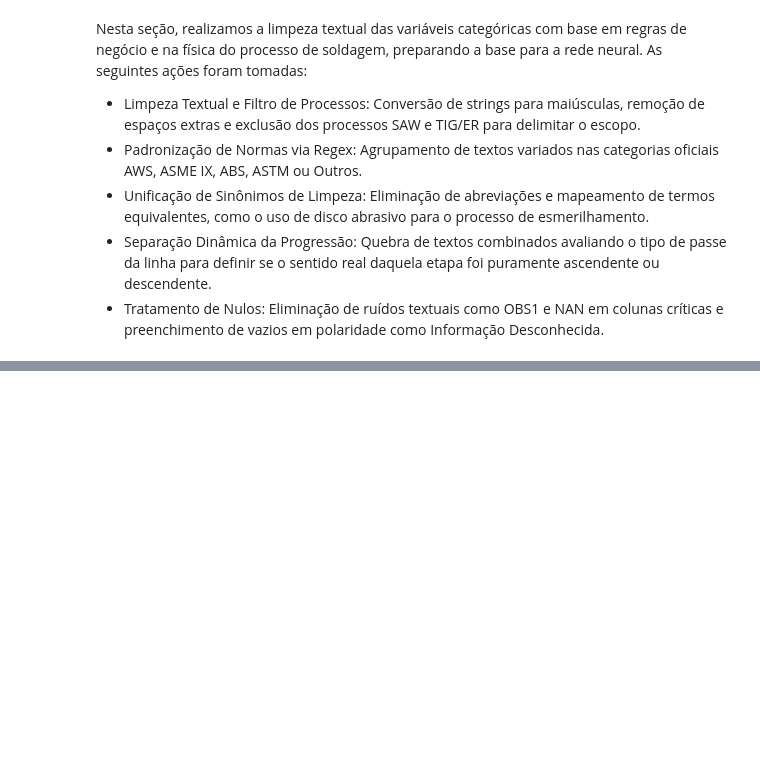
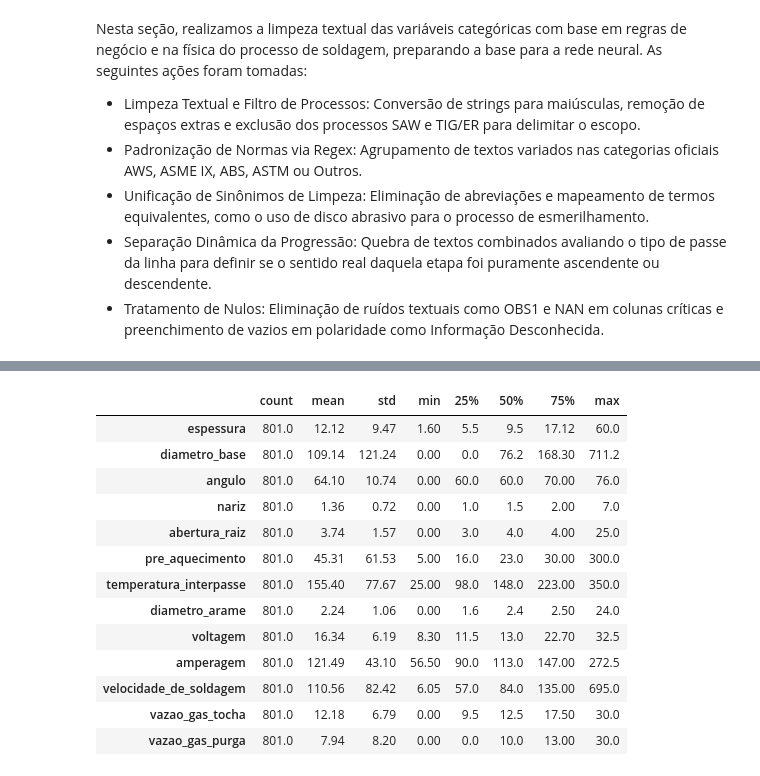
Before and after one commit to GiovanaSantiagoLima/welding-optuna-pytorch, a Jupyter notebook: notebook/eda.ipynb, the cells around one changed output, grey strips where cells are left out. Cells and saved outputs as stored; diff of their text form; code cells hidden in the pictures; blank space fills up the shorter version.

```diff
--- a/notebook/eda.ipynb
+++ b/notebook/eda.ipynb
@@ -391,3 +393,34 @@ dados = dados.dropna(subset=[nome_coluna])
+# %%
+nome_coluna2 = "posicao_peca"
+
+
+dados[nome_coluna2] = dados[nome_coluna2].astype(str).str.strip()
+dados[nome_coluna2] = dados[nome_coluna2].str.replace(
+    " e ", "/", case=False, regex=False
+)
+dados[nome_coluna2] = dados[nome_coluna2].str.upper()
+
+dados[nome_coluna2] = dados[nome_coluna2].replace(
+    {"NAN": np.nan, "NÃO INFORMADO": np.nan}
+)
+
+
+def ajustar_posicao_por_passe(linha):
+    posicao = linha[nome_coluna2]
+
+    if pd.isna(posicao) or posicao == "NAN":
+        return np.nan
+
+    if "/" in posicao:
+        partes = posicao.split("/")
+        if passe == "raiz":
+            return partes[0].strip()
+        elif passe in ["enchimento", "acabamento"]:
+            return partes[1].strip()
+    return posicao
+
+dados[nome_coluna2] = dados.apply(ajustar_posicao_por_passe, axis=1)
+dados[nome_coluna2] = dados[nome_coluna2].fillna("Informação Desconhecida")
 # %%
 dados['progressao'].unique()
 # %% [output]
@@ -411,0 +578,17 @@ Nesta seção, realizamos a limpeza textual das variáveis categóricas com base
+# %%
+dados.describe().round(2).T
+# %% [output]
+|  | count | mean | std | min | 25% | 50% | 75% | max |
+| espessura | 801.0 | 12.12 | 9.47 | 1.60 | 5.5 | 9.5 | 17.12 | 60.0 |
+| diametro_base | 801.0 | 109.14 | 121.24 | 0.00 | 0.0 | 76.2 | 168.30 | 711.2 |
+| angulo | 801.0 | 64.10 | 10.74 | 0.00 | 60.0 | 60.0 | 70.00 | 76.0 |
+| nariz | 801.0 | 1.36 | 0.72 | 0.00 | 1.0 | 1.5 | 2.00 | 7.0 |
+| abertura_raiz | 801.0 | 3.74 | 1.57 | 0.00 | 3.0 | 4.0 | 4.00 | 25.0 |
+| pre_aquecimento | 801.0 | 45.31 | 61.53 | 5.00 | 16.0 | 23.0 | 30.00 | 300.0 |
+| temperatura_interpasse | 801.0 | 155.40 | 77.67 | 25.00 | 98.0 | 148.0 | 223.00 | 350.0 |
+| diametro_arame | 801.0 | 2.24 | 1.06 | 0.00 | 1.6 | 2.4 | 2.50 | 24.0 |
+| voltagem | 801.0 | 16.34 | 6.19 | 8.30 | 11.5 | 13.0 | 22.70 | 32.5 |
+| amperagem | 801.0 | 121.49 | 43.10 | 56.50 | 90.0 | 113.0 | 147.00 | 272.5 |
+| velocidade_de_soldagem | 801.0 | 110.56 | 82.42 | 6.05 | 57.0 | 84.0 | 135.00 | 695.0 |
+| vazao_gas_tocha | 801.0 | 12.18 | 6.79 | 0.00 | 9.5 | 12.5 | 17.50 | 30.0 |
+| vazao_gas_purga | 801.0 | 7.94 | 8.20 | 0.00 | 0.0 | 10.0 | 13.00 | 30.0 |
```
Also changed, not shown: parts of 44 cells of this notebook.
